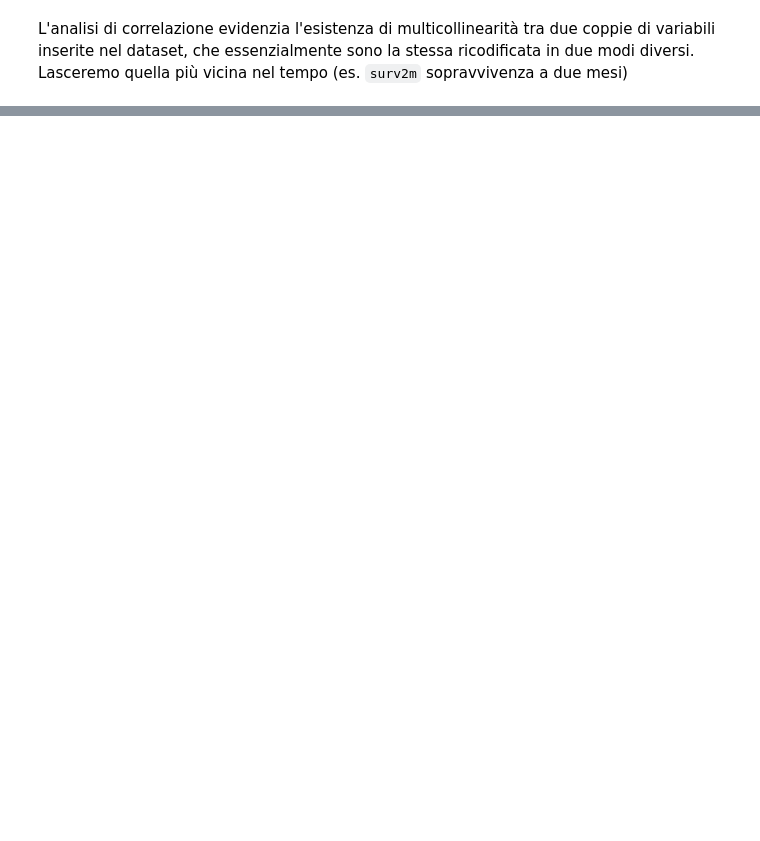
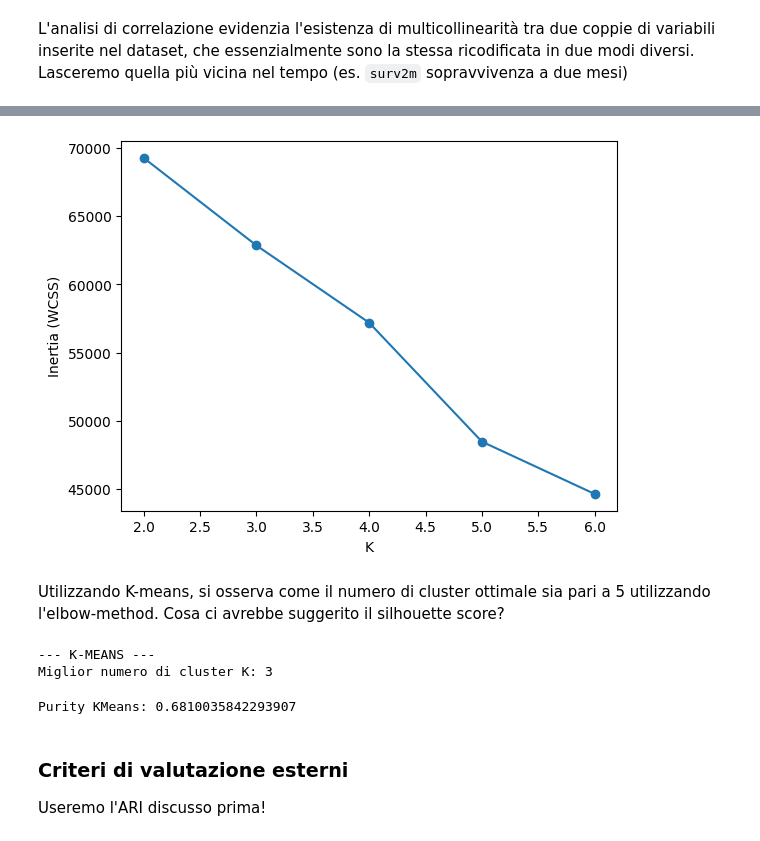
Before and after one commit to alberto-rampulla/big-data-course, a Jupyter notebook: 03_Clustering/Clustering.ipynb, the cells around one changed output, grey strips where cells are left out. Saved outputs shown, nothing was run; the diff lists cells and outputs as text; code cells hidden in the pictures; blank space fills up the shorter version.

Commit message:
feat: aggiunto KMeans e confronto con ARI

```diff
--- a/03_Clustering/Clustering.ipynb
+++ b/03_Clustering/Clustering.ipynb
@@ -290,9 +295,9 @@ L'analisi di correlazione evidenzia l'esistenza di multicollinearità tra due co
 # %%
 new_ft_to_remove = ['surv6m', 'prg6m']
-ft_to_remove = ft_to_remove.union(new_ft_to_remove)
+# ft_to_remove = ft_to_remove.union(new_ft_to_remove)
 
-X_tr_flt = X_tr_s.drop(columns = ft_to_remove)
-X_te_flt = X_te_s.drop(columns = ft_to_remove)
+X_tr_flt = X_tr_s.drop(columns = new_ft_to_remove)
+X_te_flt = X_te_s.drop(columns = new_ft_to_remove)
 # %%
 X_tr_flt.shape
 # %% [output]
@@ -309,0 +336,8 @@ Se la multicollinearità riguarda solo poche coppie di variabili, spesso la rimo
+# %%
+from sklearn.feature_selection import SelectKBest, f_classif
+sel = SelectKBest(score_func=f_classif, k = 10)
+
+X_tr_kbest = sel.fit_transform(X_tr_flt, y_tr)
+X_te_kbest = sel.transform(X_te_flt)
+
+X_tr_kbest.columns.to_list()
@@ -309,0 +529,55 @@ Se la multicollinearità riguarda solo poche coppie di variabili, spesso la rimo
+# %%
+import matplotlib.pyplot as plt
+from sklearn.cluster import KMeans
+
+inertia = []
+K_range = [2, 3, 4, 5, 6]
+
+for k in K_range:
+    km = KMeans(n_clusters=k, random_state=42)
+    km.fit(X_tr_kbest)
+    inertia.append(km.inertia_)
+
+plt.plot(K_range, inertia, marker='o')
+plt.xlabel('K')
+plt.ylabel('Inertia (WCSS)')
+plt.show()
+# %% [output]
+[figure, added]
+# %% [markdown]
+Utilizzando K-means, si osserva come il numero di cluster ottimale sia pari a 5 utilizzando l'elbow-method. Cosa ci avrebbe suggerito il silhouette score?
+# %%
+# Definiamo la griglia dei parametri per K (il numero di cluster)
+k_values = [2, 3, 4, 5]
+
+best_km_score = -1
+best_k_km = None
+best_labels_km = None
+
+# Ciclo di ottimizzazione (Grid Search)
+for k in k_values:
+    km = KMeans(n_clusters=k, random_state=42, n_init=10)
+    labels = km.fit_predict(X_tr_kbest)
+
+    # Calcoliamo lo score silhouette per scegliere il K migliore
+    score = silhouette_score(X_tr_kbest, labels)
+
+    if score > best_km_score:
+        best_km_score = score
+        best_k_km = k
+        best_labels_km = labels
+
+print(f"Miglior numero di cluster K: {best_k_km}")
+# %% [output]
+--- K-MEANS ---
+Miglior numero di cluster K: 3
+# %%
+cm_km = contingency_matrix(y_tr, best_labels_km)
+purity_km = np.sum(np.amax(cm_km, axis=0)) / cm_km.sum()
+print("Purity KMeans:", purity_km)
+# %% [output]
+Purity KMeans: 0.6810035842293907
+# %% [markdown]
+### Criteri di valutazione esterni
+
+Useremo l'ARI discusso prima!
```
Also changed, not shown: parts of 28 cells of this notebook.
